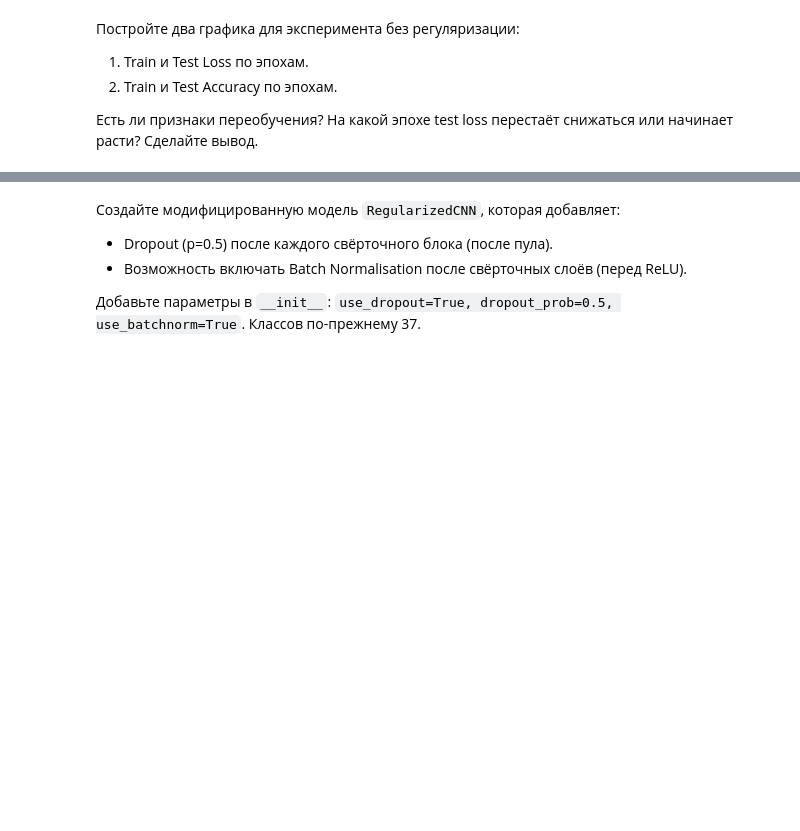
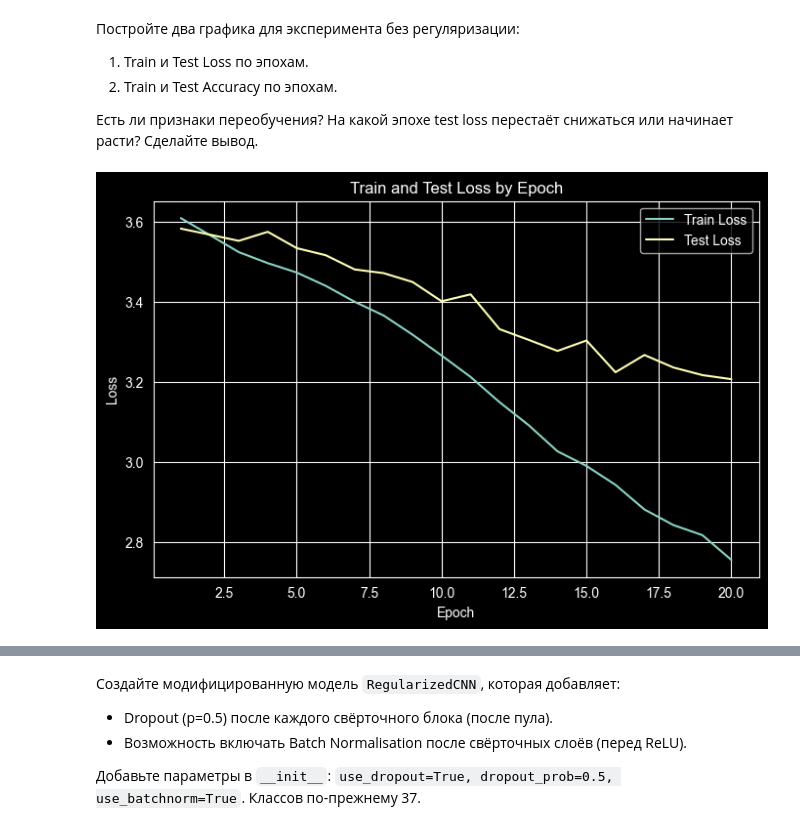
Before and after one commit to KrisTinaShch/TM_Practice, a Jupyter notebook: oxford-pet-classification/pet_classification.ipynb, the cells around one changed output, grey strips where cells are left out. Saved outputs shown, nothing was run; the diff lists cells and outputs as text; code cells hidden in the pictures; blank space fills up the shorter version.

Commit message:
Add RegularizedCNN with optional dropout and batch normalization + training/validation graphs

```diff
--- a/oxford-pet-classification/pet_classification.ipynb
+++ b/oxford-pet-classification/pet_classification.ipynb
@@ -42,6 +42,7 @@ np.random.seed(42)
 Для нормализации используем стандартные для ImageNet: `mean=[0.485, 0.456, 0.406]`, `std=[0.229, 0.224, 0.225]`.
 # %%
 transform = transforms.Compose([
+    transforms.Resize((224, 224)),
     transforms.ToTensor(),
     transforms.Normalize((0.485, 0.456, 0.406,), (0.229, 0.224, 0.225,))
 ])
@@ -187,7 +188,7 @@ class SimpleCNN(nn.Module):
 
 Функция должна выводить прогресс по эпохам (можно использовать tqdm).
 # %%
-def train_model(model, train_loader, test_loader, epochs=50, lr=0.01, weight_decay=0, use_clipping=True, device='cpu'):
+def train_model(model, train_loader, test_loader, epochs=50, lr=0.01, weight_decay=0.0, use_clipping=True, device='cpu',):
     criterion = nn.CrossEntropyLoss()
     optimizer = optim.Adam(model.parameters(), lr=lr,weight_decay=weight_decay)
 
@@ -248,3 +249,9 @@ def train_model(model, train_loader, test_loader, epochs=50, lr=0.01, weight_dec
 Обучите модель `SimpleCNN` без регуляризации (weight_decay=0, use_clipping=False) на 20 эпохах.
 
 Сохраните историю в переменную `history_no_reg`.
+# %%
+device = torch.device("cuda" if torch.cuda.is_available() else "cpu")
+simple_model_no_reg = SimpleCNN()
+model = simple_model_no_reg.to(device)
+history = train_model(model, train_loader, test_loader, epochs=20,lr=0.001, device = device,weight_decay=0, use_clipping=False)
+torch.save(model.state_dict(), 'my_model_weights.pth')
@@ -254,3 +275,22 @@ def train_model(model, train_loader, test_loader, epochs=50, lr=0.01, weight_dec
 2. Train и Test Accuracy по эпохам.
 
 Есть ли признаки переобучения? На какой эпохе test loss перестаёт снижаться или начинает расти? Сделайте вывод.
+# %%
+smnr_losses = history['train_loss']
+smnr_test_losses = history['test_loss']
+smnr_accs = history['train_acc']
+smnr_test_accs = history['test_acc']
+# %%
+epochs_range = range(1, len(smnr_losses) + 1)
+
+plt.figure(figsize=(8, 5))
+plt.plot(epochs_range, smnr_losses, label='Train Loss')
+plt.plot(epochs_range, smnr_test_losses, label='Test Loss')
+plt.xlabel('Epoch')
+plt.ylabel('Loss')
+plt.title('Train and Test Loss by Epoch')
+plt.legend()
+plt.grid(True)
+plt.show()
+# %% [output]
+[figure, added]
```
Also changed, not shown: parts of 8 cells of this notebook.
